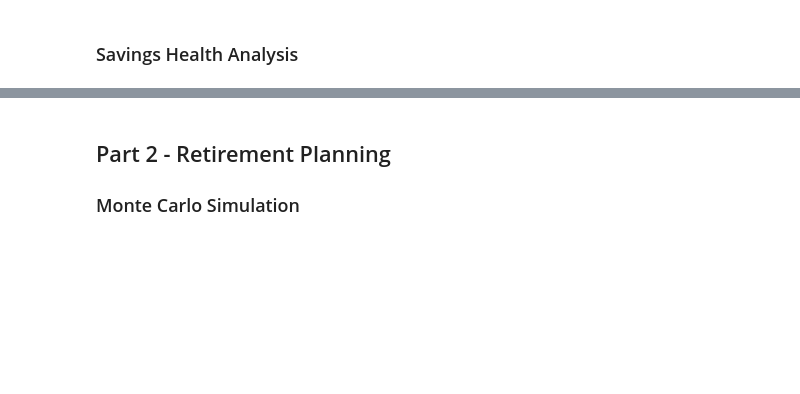
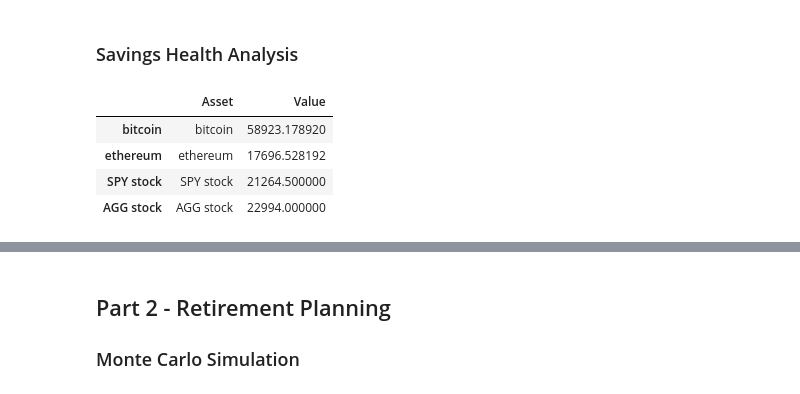
Before and after one commit to etholpalmer/Financial-Planning, a Jupyter notebook: financial-planner.ipynb, the cells around one changed output, grey strips where cells are left out. Cells and saved outputs as stored; diff of their text form; code cells hidden in the pictures; blank space fills up the shorter version.

```diff
--- a/financial-planner.ipynb
+++ b/financial-planner.ipynb
@@ -232,2 +221,23 @@ display(df_savings)
+# %%
+# Set monthly household income
+avg_hh_income = 12_000
+
+# Consolidate financial assets data
+assets =[{'bitcoin':my_btc_value},{'ethereum':my_eth_value},{'SPY stock':my_spy_value},{'AGG stock':my_agg_value}]
+assets = {'Asset':['bitcoin','ethereum','SPY stock','AGG stock'],
+          'Value':[my_btc_value,my_eth_value,my_spy_value,my_agg_value]}
+
+# Create savings DataFrame
+df_savings = pd.DataFrame(data=assets, index=['bitcoin','ethereum','SPY stock','AGG stock'])
+xidx = df_savings['Asset'].to_list()
+
+# Display savings DataFrame
+display(df_savings)
+# %% [output]
+|  | Asset | Value |
+| bitcoin | bitcoin | 58923.178920 |
+| ethereum | ethereum | 17696.528192 |
+| SPY stock | SPY stock | 21264.500000 |
+| AGG stock | AGG stock | 22994.000000 |
 # %%
 # Plot savings pie chart
```
Also changed, not shown: parts of 3 cells of this notebook.
